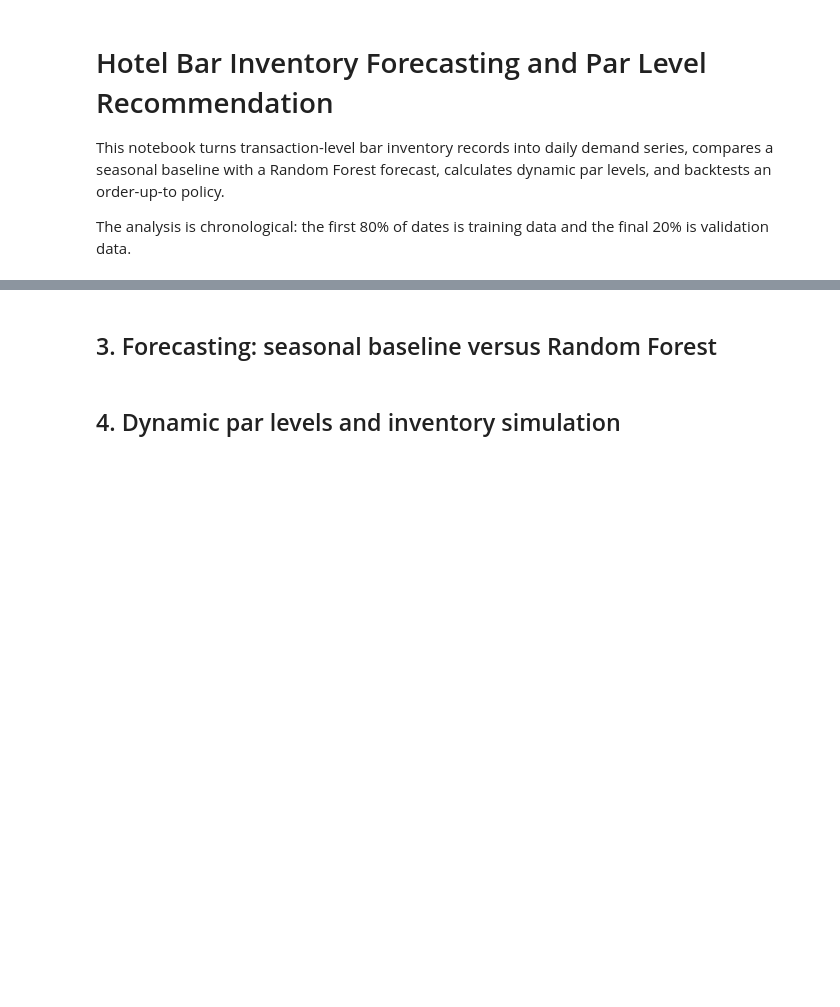
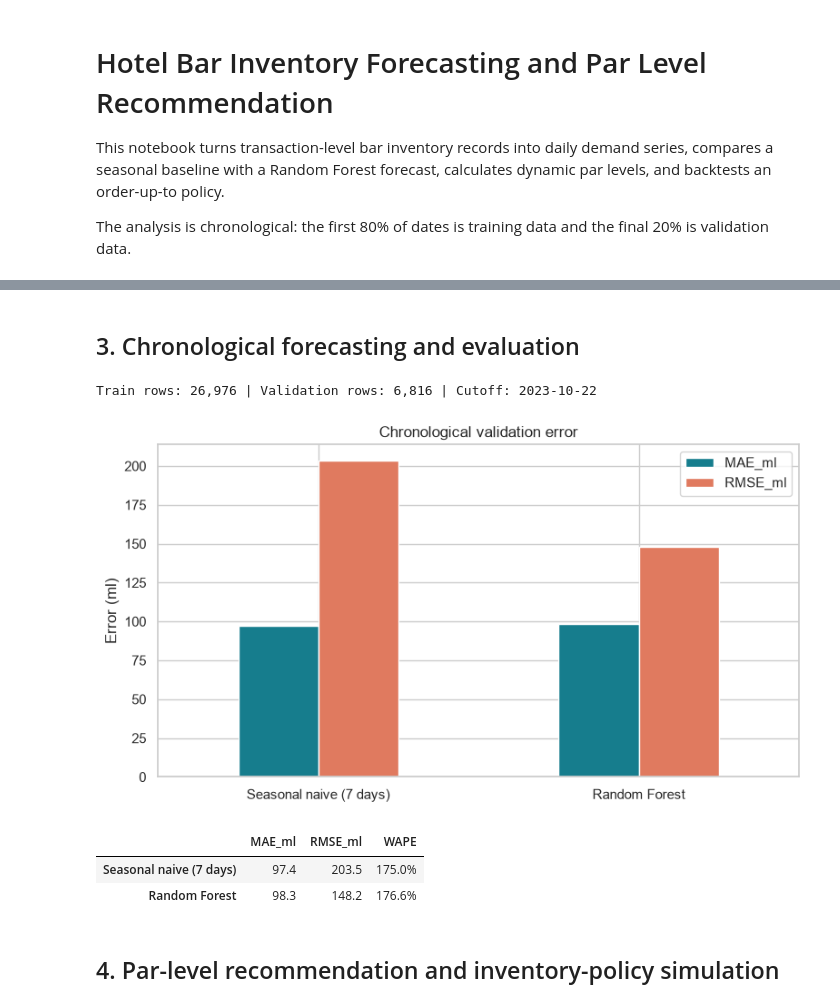
Before and after one commit to Bhanuprakash2580/ML---Inventory-Demand-Forecasting-and-Par-Level-Recommendation-System-for-Bars, a Jupyter notebook: notebooks/inventory_forecasting_solution.ipynb, the cells around one changed output, grey strips where cells are left out. Drawn from its saved outputs; the diff is of its cells as text; code cells hidden in the pictures; blank space fills up the shorter version.

```diff
--- a/notebooks/inventory_forecasting_solution.ipynb
+++ b/notebooks/inventory_forecasting_solution.ipynb
@@ -86,39 +159,71 @@ abc_table.head(10)
 # %% [markdown]
-## 3. Forecasting: seasonal baseline versus Random Forest
+## 3. Chronological forecasting and evaluation
 # %%
 model_df = daily_ts.copy()
 grouped = model_df.groupby(['Bar Name', 'Brand Name'], sort=False)['Consumed (ml)']
 for lag in [1, 7, 14]:
     model_df[f'lag_{lag}'] = grouped.shift(lag)
-model_df['rolling_mean_7'] = grouped.shift(1).transform(lambda x: x.rolling(7, min_periods=3).mean())
-model_df['rolling_std_7'] = grouped.shift(1).transform(lambda x: x.rolling(7, min_periods=3).std())
+shifted = grouped.shift(1)
+model_df['rolling_mean_7'] = shifted.transform(lambda values: values.rolling(7, min_periods=3).mean())
+model_df['rolling_std_7'] = shifted.transform(lambda values: values.rolling(7, min_periods=3).std())
 model_df['dayofweek'] = model_df['Date'].dt.dayofweek
-model_df['is_weekend'] = model_df['dayofweek'].isin([4, 5, 6]).astype(int)
+model_df['is_weekend'] = model_df['dayofweek'].isin([5, 6]).astype(int)
+model_df = model_df.dropna(subset=['lag_1', 'lag_7', 'lag_14', 'rolling_mean_7', 'rolling_std_7']).copy()
+
+feature_cols = ['lag_1', 'lag_7', 'lag_14', 'rolling_mean_7', 'rolling_std_7', 'dayofweek', 'is_weekend', 'Bar Name', 'Brand Name']
+categorical = ['Bar Name', 'Brand Name']
 cutoff = model_df['Date'].min() + (model_df['Date'].max() - model_df['Date'].min()) * 0.8
-feature_cols = ['lag_1', 'lag_7', 'lag_14', 'rolling_mean_7', 'rolling_std_7', 'dayofweek', 'is_weekend', 'Bar Name', 'Brand Name']
-model_df = model_df.dropna(subset=['lag_1', 'lag_7', 'lag_14', 'rolling_mean_7', 'rolling_std_7']).copy()
 train = model_df[model_df['Date'] < cutoff].copy()
 test = model_df[model_df['Date'] >= cutoff].copy()
-X_train, y_train = train[feature_cols], train['Consumed (ml)']
-X_test, y_test = test[feature_cols], test['Consumed (ml)']
-categorical = ['Bar Name', 'Brand Name']
-preprocess = ColumnTransformer([('categorical', OneHotEncoder(handle_unknown='ignore'), categorical)], remainder='passthrough')
-rf = Pipeline([('preprocess', preprocess), ('model', RandomForestRegressor(n_estimators=60, min_samples_leaf=3, random_state=42, n_jobs=-1))])
-rf.fit(X_train, y_train)
+
+preprocess = ColumnTransformer([
+    ('categorical', OneHotEncoder(handle_unknown='ignore'), categorical),
+], remainder='passthrough')
+rf = Pipeline([
+    ('preprocess', preprocess),
+    ('model', RandomForestRegressor(n_estimators=60, min_samples_leaf=3, random_state=42, n_jobs=-1)),
+])
+rf.fit(train[feature_cols], train['Consumed (ml)'])
 test['seasonal_naive_7'] = test['lag_7'].clip(lower=0)
-test['random_forest'] = np.maximum(0, rf.predict(X_test))
-print('Train rows:', len(train), '| Validation rows:', len(test), '| Cutoff:', cutoff.date())
+test['random_forest'] = np.maximum(0, rf.predict(test[feature_cols]))
+print(f'Train rows: {len(train):,} | Validation rows: {len(test):,} | Cutoff: {cutoff.date()}')
+# %% [output]
+Train rows: 26,976 | Validation rows: 6,816 | Cutoff: 2023-10-22
 # %%
 def wape(actual, forecast):
     denominator = np.abs(actual).sum()
     return np.abs(actual - forecast).sum() / denominator if denominator else np.nan
 
 metrics = pd.DataFrame({
-    'MAE_ml': [mean_absolute_error(y_test, test['seasonal_naive_7']), mean_absolute_error(y_test, test['random_forest'])],
-    'RMSE_ml': [mean_squared_error(y_test, test['seasonal_naive_7']) ** 0.5, mean_squared_error(y_test, test['random_forest']) ** 0.5],
-    'WAPE': [wape(y_test.to_numpy(), test['seasonal_naive_7'].to_numpy()), wape(y_test.to_numpy(), test['random_forest'].to_numpy())]
+    'MAE_ml': [
+        mean_absolute_error(test['Consumed (ml)'], test['seasonal_naive_7']),
+        mean_absolute_error(test['Consumed (ml)'], test['random_forest']),
+    ],
+    'RMSE_ml': [
+        mean_squared_error(test['Consumed (ml)'], test['seasonal_naive_7']) ** 0.5,
+        mean_squared_error(test['Consumed (ml)'], test['random_forest']) ** 0.5,
+    ],
+    'WAPE': [
+        wape(test['Consumed (ml)'].to_numpy(), test['seasonal_naive_7'].to_numpy()),
+        wape(test['Consumed (ml)'].to_numpy(), test['random_forest'].to_numpy()),
+    ],
 }, index=['Seasonal naive (7 days)', 'Random Forest'])
-metrics
+metrics.to_csv(DATA_DIR / 'forecast_metrics.csv')
+
+fig, ax = plt.subplots(figsize=(8, 4.5))
+metrics[['MAE_ml', 'RMSE_ml']].plot.bar(ax=ax, color=['#167d8d', '#e07a5f'])
+ax.set_title('Chronological validation error')
+ax.set_ylabel('Error (ml)')
+ax.tick_params(axis='x', rotation=0)
+fig.tight_layout()
+fig.savefig(FIGURE_DIR / 'forecast_model_comparison.png', dpi=160, bbox_inches='tight')
+plt.show()
+metrics.style.format({'MAE_ml': '{:,.1f}', 'RMSE_ml': '{:,.1f}', 'WAPE': '{:.1%}'})
+# %% [output]
+[figure, added]
+|  | MAE_ml | RMSE_ml | WAPE |
+| Seasonal naive (7 days) | 97.4 | 203.5 | 175.0% |
+| Random Forest | 98.3 | 148.2 | 176.6% |
 # %% [markdown]
-## 4. Dynamic par levels and inventory simulation
+## 4. Par-level recommendation and inventory-policy simulation
 # %%
```
Also changed, not shown: parts of 11 cells of this notebook, 14 other files.
